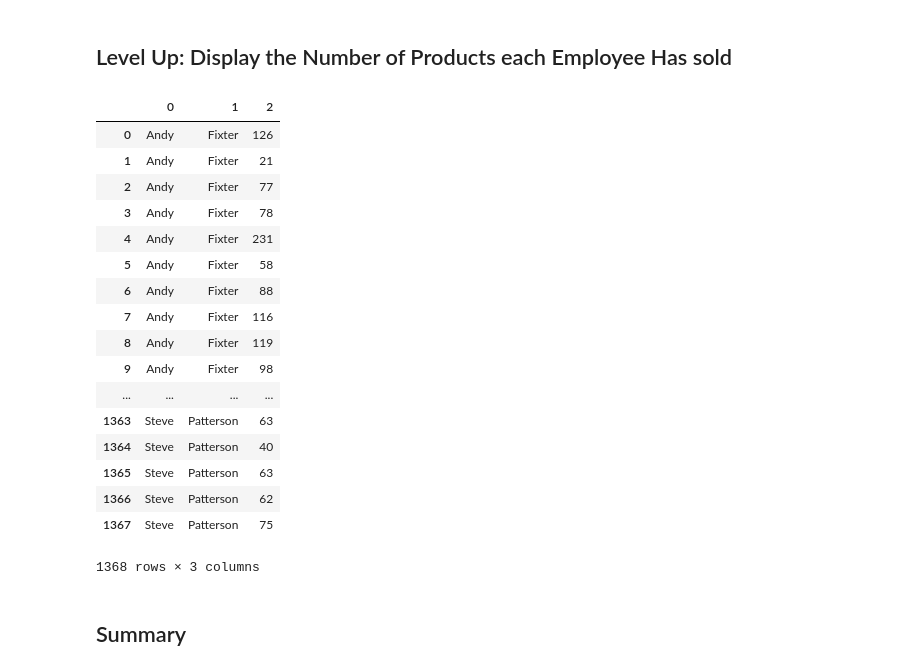
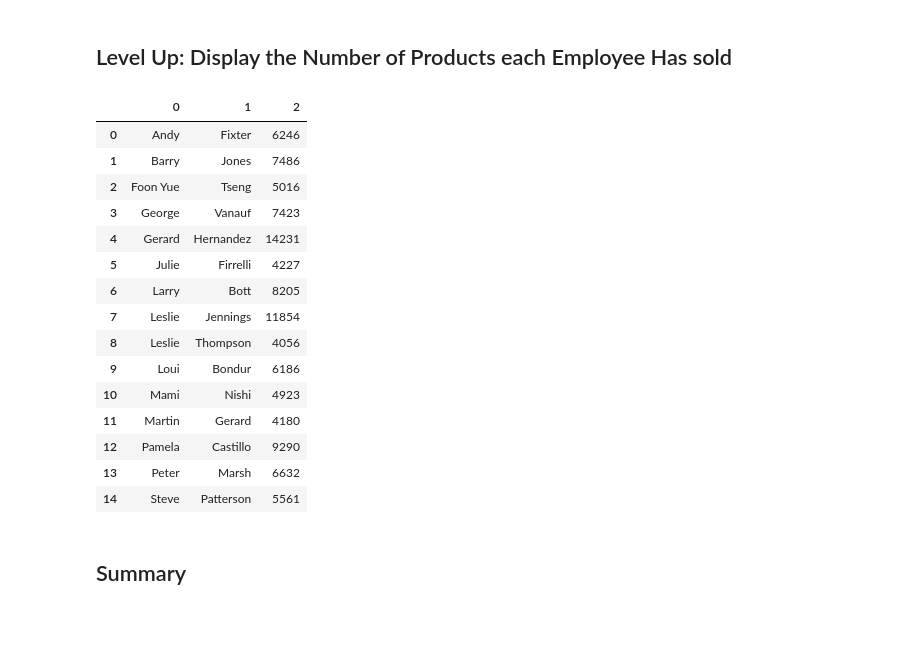
Before and after one commit to cruble/dsc-0-05-10-join-statements-lab-nyc-career-ds-102218, a Jupyter notebook: index.ipynb, the cells around one changed output. Cells and saved outputs as stored; diff of their text form; code cells hidden in the pictures; blank space fills up the shorter version.

```diff
--- a/index.ipynb
+++ b/index.ipynb
@@ -178,38 +178,36 @@ pd.DataFrame(cur.fetchall())
 # %%
 #Your code here
 
 cur.execute("""SELECT firstName, lastName, SUM(quantityOrdered) as Total_Sold
                     FROM employees
                     JOIN customers
                     ON employees.employeeNumber = customers.salesRepEmployeeNumber
                     JOIN orders
                     USING (customerNumber)
                     JOIN orderDetails
                     USING (orderNumber)
                     JOIN products
                     USING (productCode)
 
-                    GROUP BY firstName, lastName, productName;""")
+                    GROUP BY firstName, lastName;""")
 pd.DataFrame(cur.fetchall())
 # %% [output]
 |  | 0 | 1 | 2 |
-| 0 | Andy | Fixter | 126 |
-| 1 | Andy | Fixter | 21 |
-| 2 | Andy | Fixter | 77 |
-| 3 | Andy | Fixter | 78 |
-| 4 | Andy | Fixter | 231 |
-| 5 | Andy | Fixter | 58 |
-| 6 | Andy | Fixter | 88 |
-| 7 | Andy | Fixter | 116 |
-| 8 | Andy | Fixter | 119 |
-| 9 | Andy | Fixter | 98 |
-| ... | ... | ... | ... |
-| 1363 | Steve | Patterson | 63 |
-| 1364 | Steve | Patterson | 40 |
-| 1365 | Steve | Patterson | 63 |
-| 1366 | Steve | Patterson | 62 |
-| 1367 | Steve | Patterson | 75 |
+| 0 | Andy | Fixter | 6246 |
+| 1 | Barry | Jones | 7486 |
+| 2 | Foon Yue | Tseng | 5016 |
+| 3 | George | Vanauf | 7423 |
+| 4 | Gerard | Hernandez | 14231 |
+| 5 | Julie | Firrelli | 4227 |
+| 6 | Larry | Bott | 8205 |
+| 7 | Leslie | Jennings | 11854 |
+| 8 | Leslie | Thompson | 4056 |
+| 9 | Loui | Bondur | 6186 |
+| 10 | Mami | Nishi | 4923 |
+| 11 | Martin | Gerard | 4180 |
+| 12 | Pamela | Castillo | 9290 |
+| 13 | Peter | Marsh | 6632 |
+| 14 | Steve | Patterson | 5561 |
-1368 rows × 3 columns
 # %% [markdown]
 ## Summary
 # %% [markdown]
```
